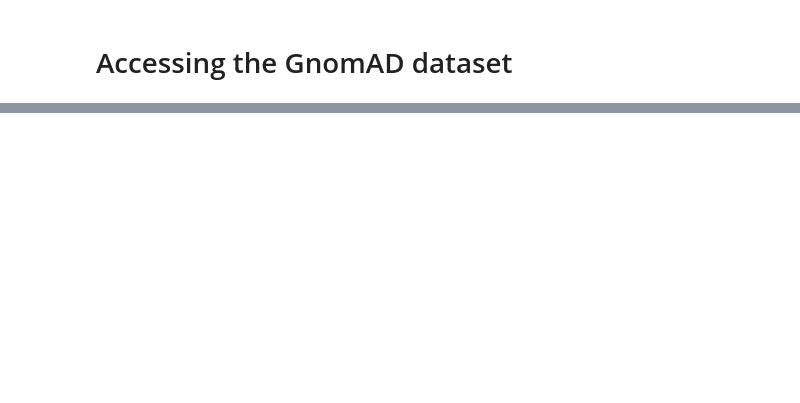
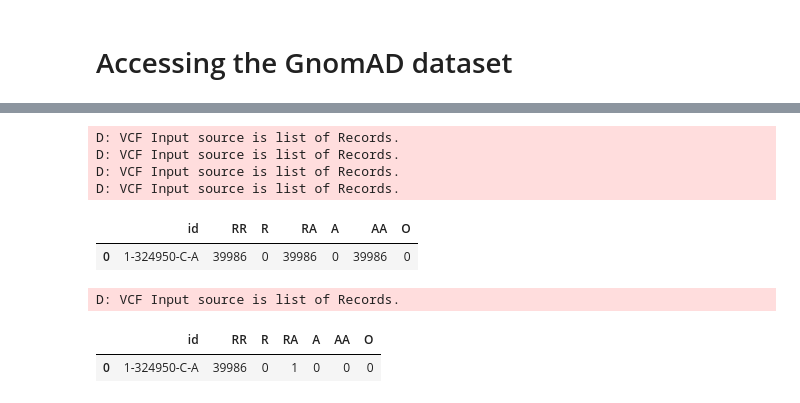
Before and after one commit to thiesgehrmann/BIU, a Jupyter notebook: docs/biu.db.Gnomad.ipynb, the cells around one changed output, grey strips where cells are left out. Saved outputs shown, nothing was run; the diff lists cells and outputs as text; code cells hidden in the pictures; blank space fills up the shorter version.

```diff
--- a/docs/biu.db.Gnomad.ipynb
+++ b/docs/biu.db.Gnomad.ipynb
@@ -36,0 +55,19 @@ D: VCF Input source is list of Records.
+# %%
+gnomad.summary(gnomad.query(1, 324950-1, 324950), altPos=[1])
+#1-324950-C-A 	39986 	0 	1 	0 	0 	0
+gnomad.summary(gnomad.query(1, 324950-1, 324950), altPos=[0])
+#1-324950-C-T 	39986 	0 	0 	0 	1 	0
+# %% [output]
+D: VCF Input source is list of Records.
+D: VCF Input source is list of Records.
+D: VCF Input source is list of Records.
+D: VCF Input source is list of Records.
+|  | id | RR | R | RA | A | AA | O |
+| 0 | 1-324950-C-A | 39986 | 0 | 39986 | 0 | 39986 | 0 |
+# %%
+var, altPos = gnomad.getVar(1, 324950, 'A')
+gnomad.summary([var], altPos=[altPos])
+# %% [output]
+D: VCF Input source is list of Records.
+|  | id | RR | R | RA | A | AA | O |
+| 0 | 1-324950-C-A | 39986 | 0 | 1 | 0 | 0 | 0 |
```
Also changed, not shown: parts of 2 cells of this notebook, 11 other files.
